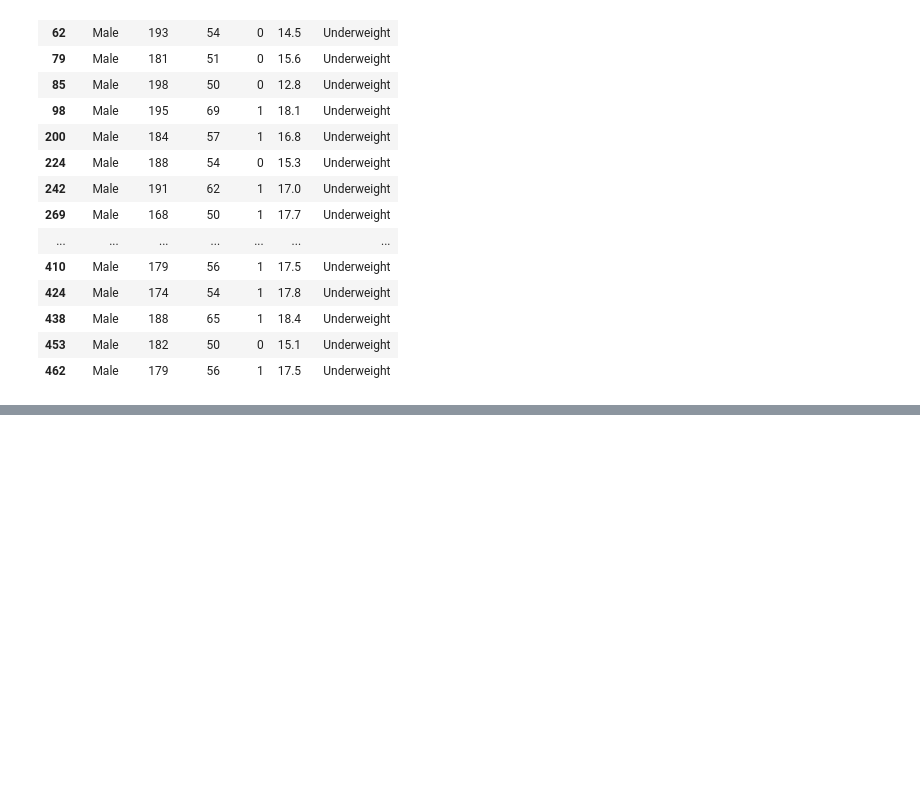
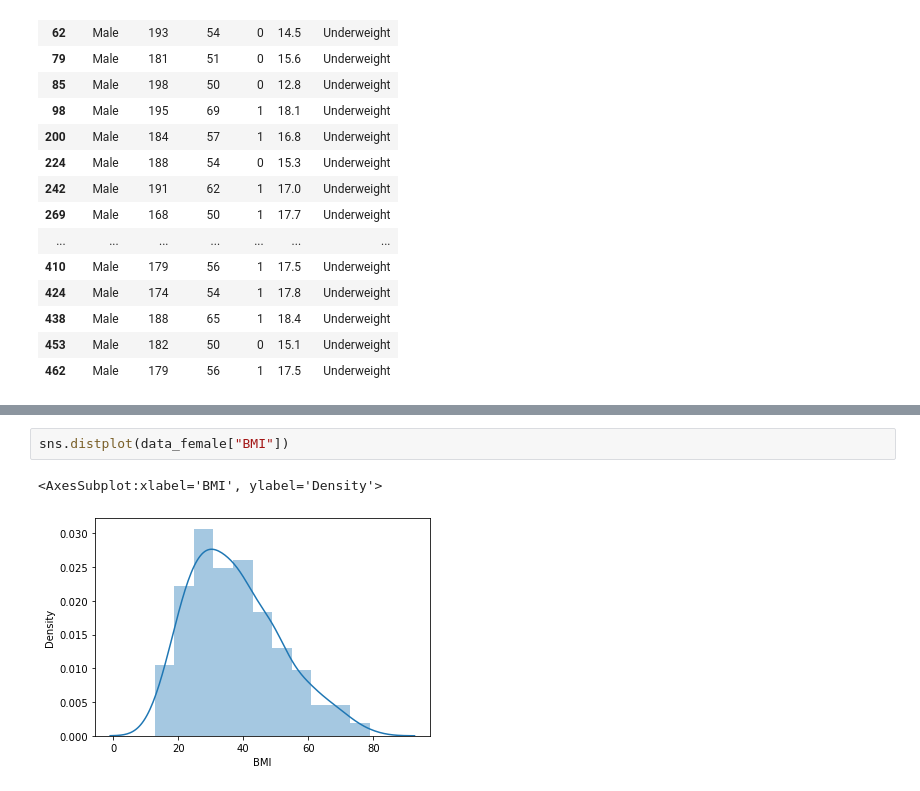
Before and after one commit to Forcystus91/Strive_challenge, a Jupyter notebook: strve_nutrition.ipynb, the cells around one changed output, grey strips where cells are left out. Cells and saved outputs as stored; diff of their text form; blank space fills up the shorter version.

```diff
--- a/strve_nutrition.ipynb
+++ b/strve_nutrition.ipynb
@@ -202,0 +228,5 @@ ValueError: could not convert string to float: 'Male'
+# %%
+sns.distplot(data_female["BMI"])
+# %% [output]
+<AxesSubplot:xlabel='BMI', ylabel='Density'>
+[figure, added]
```
Also changed, not shown: parts of 5 cells of this notebook.
